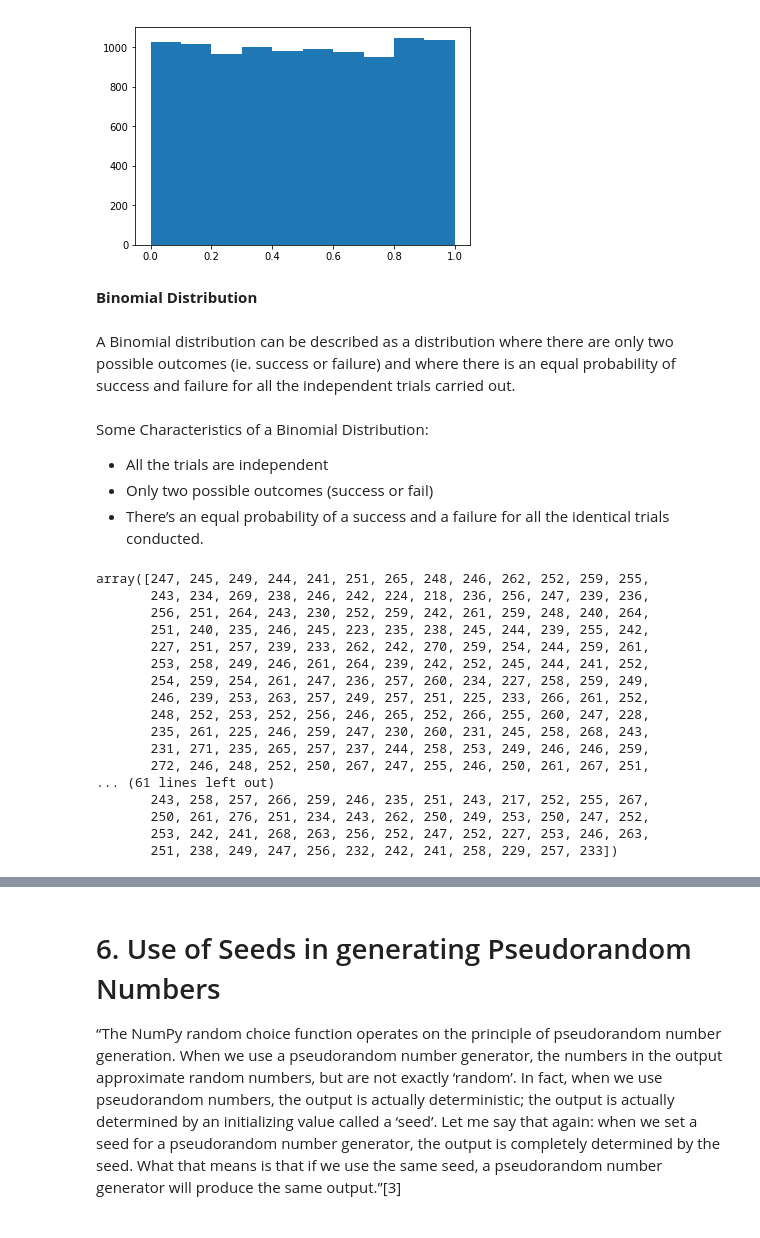
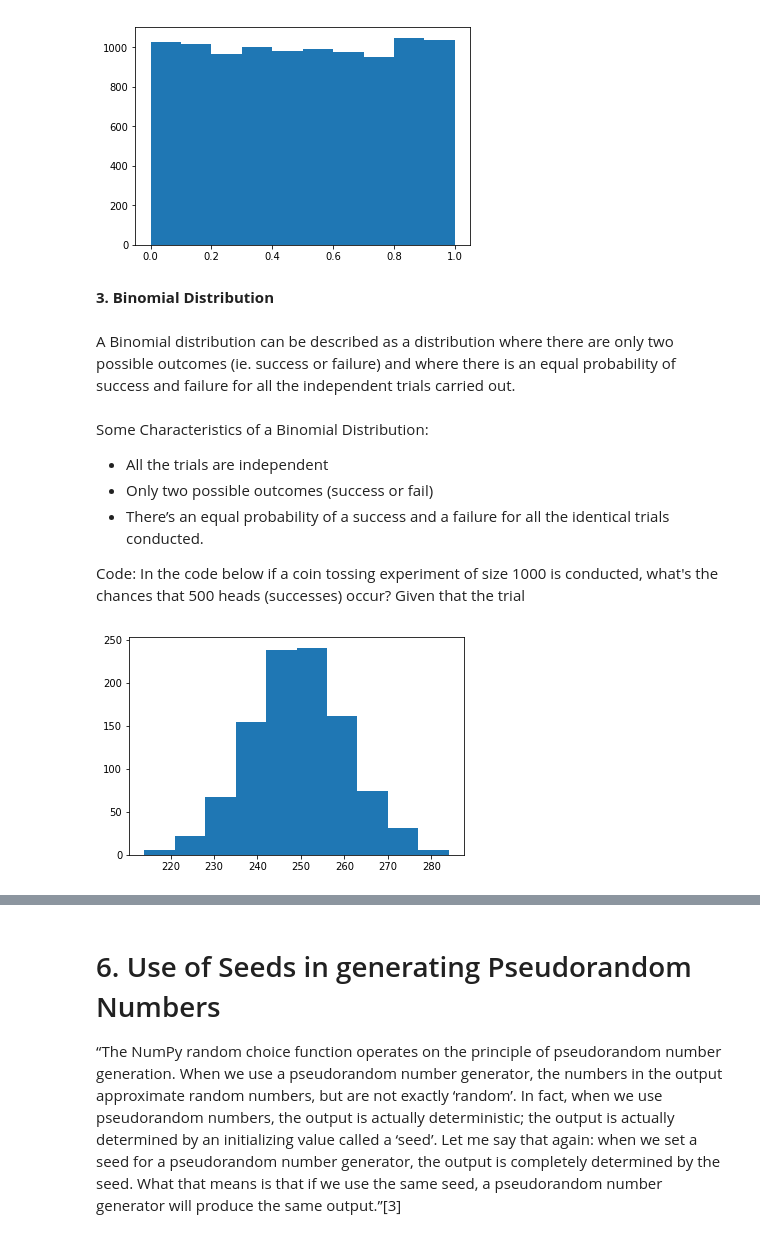
Before and after one commit to edelcorcoran/PDA, a Jupyter notebook: numpy.random.ipynb, the cells around one changed output, grey strips where cells are left out. Saved outputs shown, nothing was run; the diff lists cells and outputs as text; code cells hidden in the pictures.

```diff
--- a/numpy.random.ipynb
+++ b/numpy.random.ipynb
@@ -156,7 +156,7 @@ plt.show()
 # %% [output]
 [figure]
 # %% [markdown]
-**Binomial Distribution**
+**3. Binomial Distribution**
 # %% [markdown]
 A Binomial distribution can be described as a distribution where there are only two possible outcomes (ie. success or failure) and where there is an equal probability of success and failure for all the independent trials carried out.
 # %% [markdown]
@@ -164,29 +164,21 @@ Some Characteristics of a Binomial Distribution:
 - All the trials are independent
 - Only two possible outcomes (success or fail)
 - There’s an equal probability of a success and a failure for all the identical trials conducted.
+
+Code:
+In the code below if a coin tossing experiment of size 1000 is conducted, what's the chances that 500 heads (successes) occur? Given that the trial
 # %%
 import numpy as np
-n = 10000  #number of trials
+n = 500  #number of trials
 p = 0.5    # probability of success
-trials = np.random.binomial(500, 0.5, 1000)   # size of experiment is 1000
-trials
+x = np.random.binomial(n, p, 1000)   # size of 1000 here indicates the number of times the experiment is run
+x
+# If a coin is tosses 500(n=500) times with even probability(p=0.5) of success(heads) and this experiment is repeated 1000 times.
+# How many of the 500 coin flips result in heads? All outputs are close to 50% (ie.half of 500) as expected.
+# Plot displayed below looks bell shaped.
 
-# each result below is from the n (the 500 trials) and the expected result would be 50%. All outputs are close to 50% (ie.half of 500)
+import matplotlib.pyplot as plt
+plt.hist(x)
+plt.show()
 # %% [output]
-array([247, 245, 249, 244, 241, 251, 265, 248, 246, 262, 252, 259, 255,
-       243, 234, 269, 238, 246, 242, 224, 218, 236, 256, 247, 239, 236,
-       256, 251, 264, 243, 230, 252, 259, 242, 261, 259, 248, 240, 264,
-       251, 240, 235, 246, 245, 223, 235, 238, 245, 244, 239, 255, 242,
-       227, 251, 257, 239, 233, 262, 242, 270, 259, 254, 244, 259, 261,
-       253, 258, 249, 246, 261, 264, 239, 242, 252, 245, 244, 241, 252,
-       254, 259, 254, 261, 247, 236, 257, 260, 234, 227, 258, 259, 249,
-       246, 239, 253, 263, 257, 249, 257, 251, 225, 233, 266, 261, 252,
-       248, 252, 253, 252, 256, 246, 265, 252, 266, 255, 260, 247, 228,
-       235, 261, 225, 246, 259, 247, 230, 260, 231, 245, 258, 268, 243,
-       231, 271, 235, 265, 257, 237, 244, 258, 253, 249, 246, 246, 259,
-       272, 246, 248, 252, 250, 267, 247, 255, 246, 250, 261, 267, 251,
-... (61 lines left out)
-       243, 258, 257, 266, 259, 246, 235, 251, 243, 217, 252, 255, 267,
-       250, 261, 276, 251, 234, 243, 262, 250, 249, 253, 250, 247, 252,
-       253, 242, 241, 268, 263, 256, 252, 247, 252, 227, 253, 246, 263,
-       251, 238, 249, 247, 256, 232, 242, 241, 258, 229, 257, 233])
+[figure, added]
```
Also changed, not shown: parts of 8 cells of this notebook, 1 other file.
